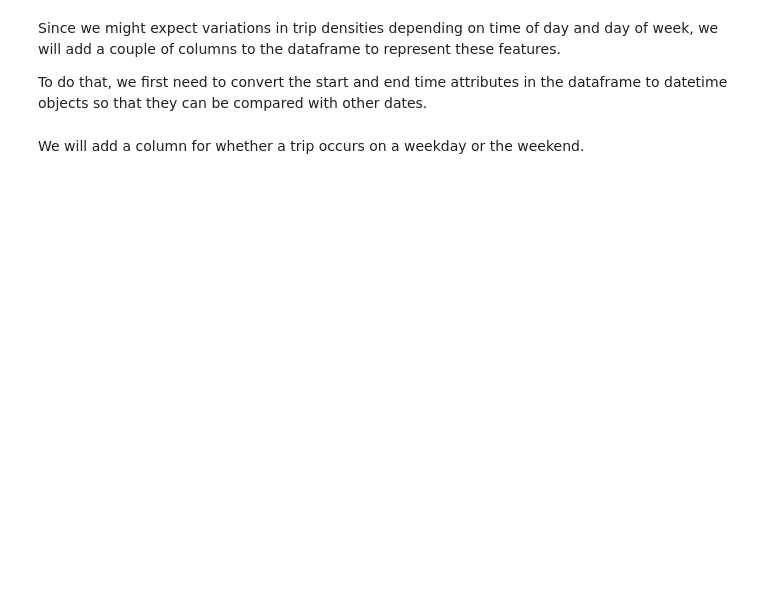
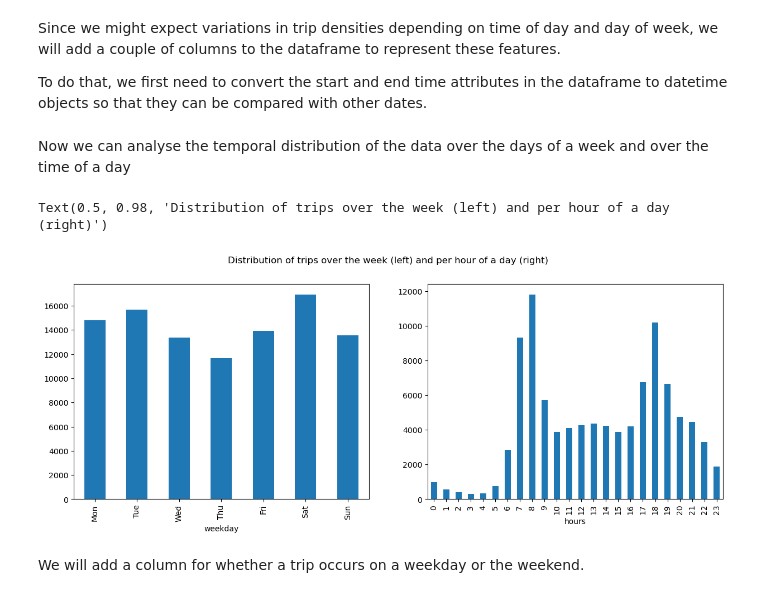
Before and after one commit to climatechange-ai-tutorials/mobility-demand, a Jupyter notebook: Predicting_Mobility_Demand_From_Urban_Features.ipynb, the cells around one changed output. Cells and saved outputs as stored; diff of their text form; code cells hidden in the pictures; blank space fills up the shorter version.

```diff
--- a/Predicting_Mobility_Demand_From_Urban_Features.ipynb
+++ b/Predicting_Mobility_Demand_From_Urban_Features.ipynb
@@ -296,6 +287,26 @@ To do that, we first need to convert the start and end time attributes in the da
 #Convert the start and end time columns in the data frame to datetime objects
 df['START_TIME'] = pd.to_datetime(df['START_TIME'])
 df['END_TIME'] = pd.to_datetime(df['END_TIME'])
+# %% [markdown]
+Now we can analyse the temporal distribution of the data over the days of a week and over the time of a day
+# %%
+weekday_names = {0:'Mon',1:'Tue',2:'Wed',3:'Thu',4:'Fri',5:'Sat',6:'Sun',}
+order = weekday_names.values()
+
+df['weekday'] = df['START_TIME'].dt.dayofweek
+df['weekday'] = df['weekday'].replace(weekday_names)
+df['hours'] = df['START_TIME'].dt.hour
+
+weekdays = df.groupby('weekday').size().to_frame('count').loc[order].reset_index()
+hours = df.groupby('hours').size().to_frame('count').reset_index()
+
+fig,ax = plt.subplots(ncols=2, figsize=(15,5))
+weekdays.plot.bar(ax=ax[0], x='weekday',y='count',legend = False)
+hours.plot.bar(ax=ax[1], x='hours',y='count',legend=False)
+plt.suptitle('Distribution of trips over the week (left) and per hour of a day (right)')
+# %% [output]
+Text(0.5, 0.98, 'Distribution of trips over the week (left) and per hour of a day (right)')
+[figure, added]
 # %% [markdown]
 We will add a column for whether a trip occurs on a weekday or the weekend.
 # %%
```
Also changed, not shown: parts of 42 cells of this notebook.
